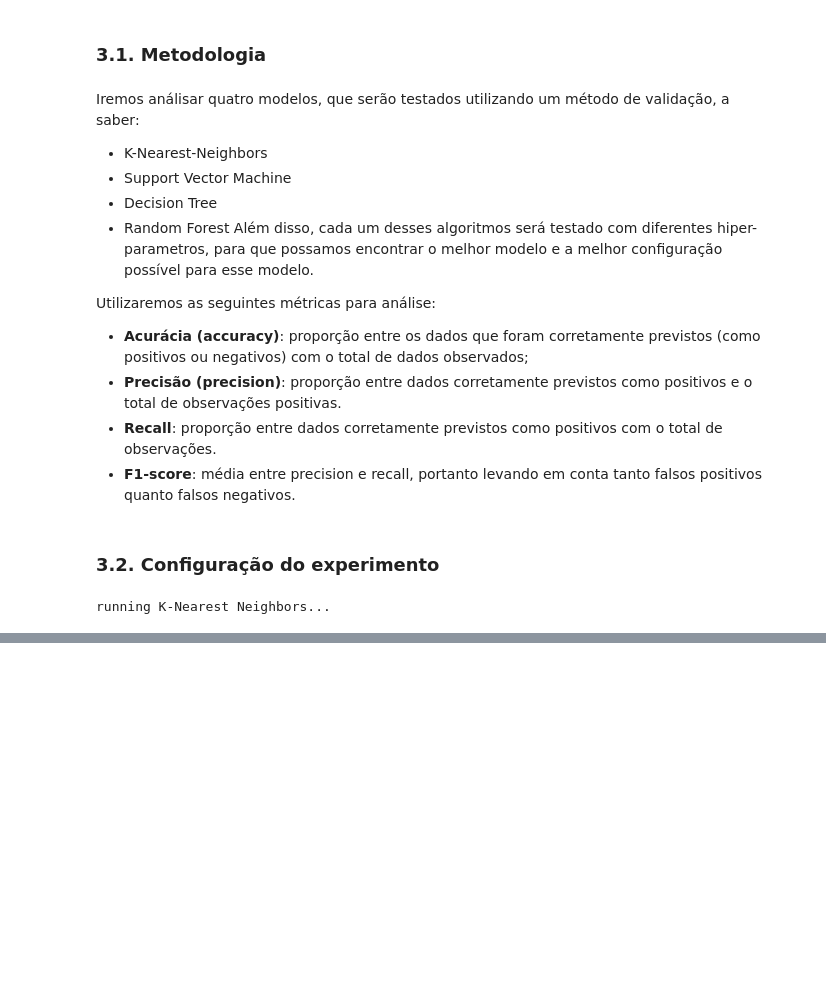
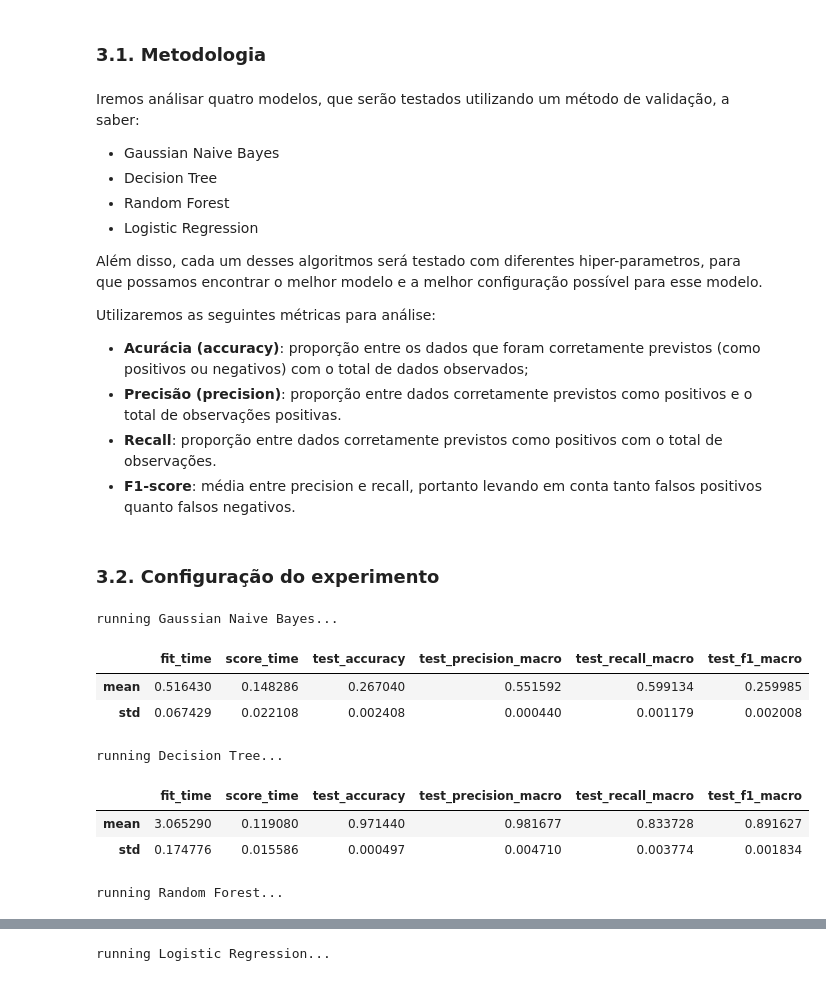
Before and after one commit to atlantico-academy/equipe2-2014.2, a Jupyter notebook: notebooks/02-comparative_analysis.ipynb, the cells around one changed output, grey strips where cells are left out. Cells and saved outputs as stored; diff of their text form; code cells hidden in the pictures; blank space fills up the shorter version.

```diff
--- a/notebooks/02-comparative_analysis.ipynb
+++ b/notebooks/02-comparative_analysis.ipynb
@@ -106,10 +155,11 @@ print("X_preprocessed sample:", X_preprocessed[:5])
 # %% [markdown]
 Iremos análisar quatro modelos, que serão testados utilizando um método de validação, a saber:
 
-- K-Nearest-Neighbors
-- Support Vector Machine
+- Gaussian Naive Bayes
 - Decision Tree
 - Random Forest
+- Logistic Regression
+
 Além disso, cada um desses algoritmos será testado com diferentes hiper-parametros, para que possamos encontrar o melhor modelo e a melhor configuração possível para esse modelo.
 
 Utilizaremos as seguintes métricas para análise:
@@ -142,33 +172,0 @@ models = [
-# %%
-results = pd.DataFrame({})
-cross_validate_grid_search = KFold(n_splits=n_folds_grid_search)
-cross_validate_comparative_analysis = ShuffleSplit(n_splits=n_splits_comparative_analysis, test_size=test_size, random_state=random_state)
-for model_name, model_object, model_parameters in models:
-    print(f"running {model_name}...")
-    model_grid_search = GridSearchCV(
-        estimator=model_object,
-        param_grid=model_parameters,
-        scoring=scoring,
-        n_jobs=-1,
-        cv=cross_validate_grid_search
-    )
-    approach = Pipeline(steps=[
-        ('preprocessor', preprocessor),
-        ('model', model_grid_search)
-    ])
-    scores = cross_validate(
-        estimator=approach,
-        X=X,
-        y=y,
-        cv=cross_validate_comparative_analysis,
-        n_jobs=-1,
-        scoring=metrics
-    )
-    scores['model_name'] = [model_name] * n_splits_comparative_analysis
-    df_scores = pd.DataFrame(scores)
-    df_scores =  df_scores.drop(columns=['model_name'])
-    df_scores = df_scores.agg(['mean', 'std'])
-    display(df_scores)
-    results = pd.concat([results, pd.DataFrame(scores)], ignore_index=True)
-# %% [output]
-running K-Nearest Neighbors...
@@ -174,0 +191,41 @@ running K-Nearest Neighbors...
+# %%
+results = pd.DataFrame({})
+cross_validate_grid_search = KFold(n_splits=n_folds_grid_search)
+cross_validate_comparative_analysis = ShuffleSplit(n_splits=n_splits_comparative_analysis, test_size=test_size, random_state=random_state)
+for model_name, model_object, model_parameters in models:
+    print(f"running {model_name}...")
+    model_grid_search = GridSearchCV(
+        estimator=model_object,
+        param_grid=model_parameters,
+        scoring=scoring,
+        n_jobs=2,
+        cv=cross_validate_grid_search
+    )
+    approach = Pipeline(steps=[
+        ('preprocessor', preprocessor),
+        ('model', model_grid_search)
+    ])
+    scores = cross_validate(
+        estimator=approach,
+        X=X,
+        y=y,
+        cv=cross_validate_comparative_analysis,
+        n_jobs=2,
+        scoring=metrics
+    )
+    scores['model_name'] = [model_name] * n_splits_comparative_analysis
+    df_scores = pd.DataFrame(scores)
+    df_scores =  df_scores.drop(columns=['model_name'])
+    df_scores = df_scores.agg(['mean', 'std'])
+    display(df_scores)
+    results = pd.concat([results, pd.DataFrame(scores)], ignore_index=True)
+# %% [output]
+running Gaussian Naive Bayes...
+|  | fit_time | score_time | test_accuracy | test_precision_macro | test_recall_macro | test_f1_macro |
+| mean | 0.516430 | 0.148286 | 0.267040 | 0.551592 | 0.599134 | 0.259985 |
+| std | 0.067429 | 0.022108 | 0.002408 | 0.000440 | 0.001179 | 0.002008 |
+running Decision Tree...
+|  | fit_time | score_time | test_accuracy | test_precision_macro | test_recall_macro | test_f1_macro |
+| mean | 3.065290 | 0.119080 | 0.971440 | 0.981677 | 0.833728 | 0.891627 |
+| std | 0.174776 | 0.015586 | 0.000497 | 0.004710 | 0.003774 | 0.001834 |
+running Random Forest...
@@ -174,0 +235 @@ running K-Nearest Neighbors...
+running Logistic Regression...
```
Also changed, not shown: parts of 16 cells of this notebook, 2 other files.
